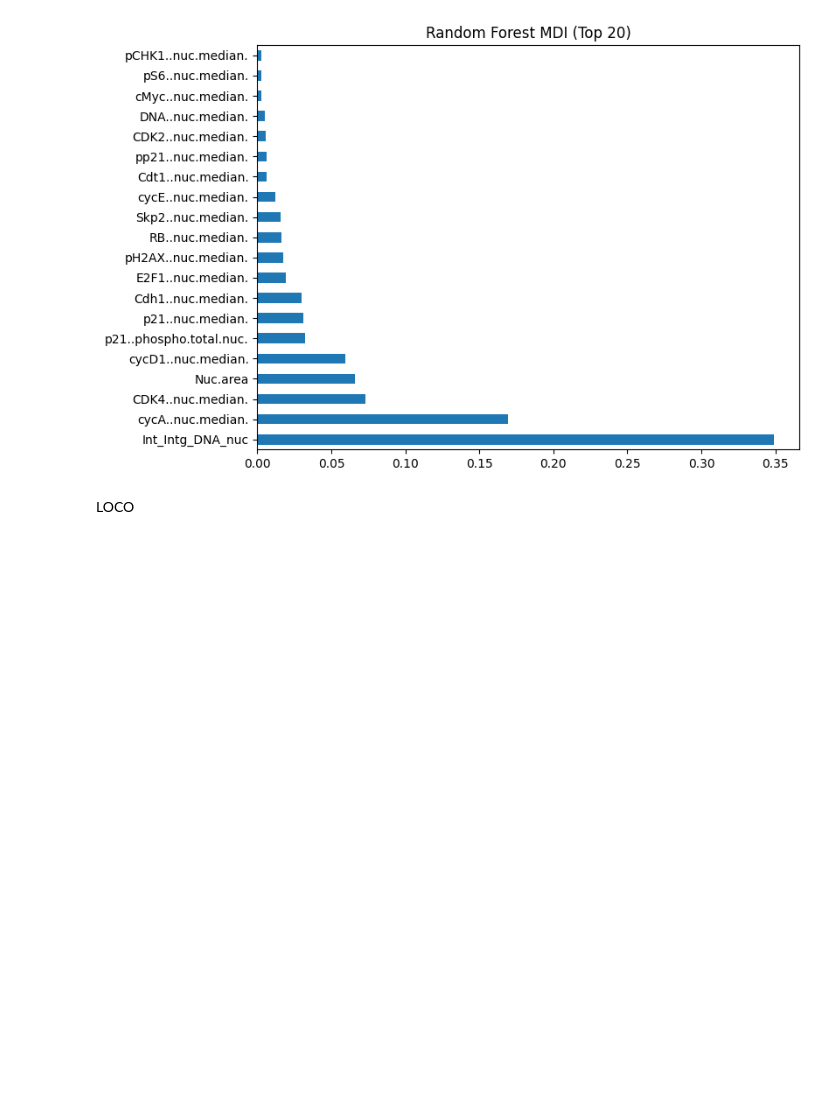
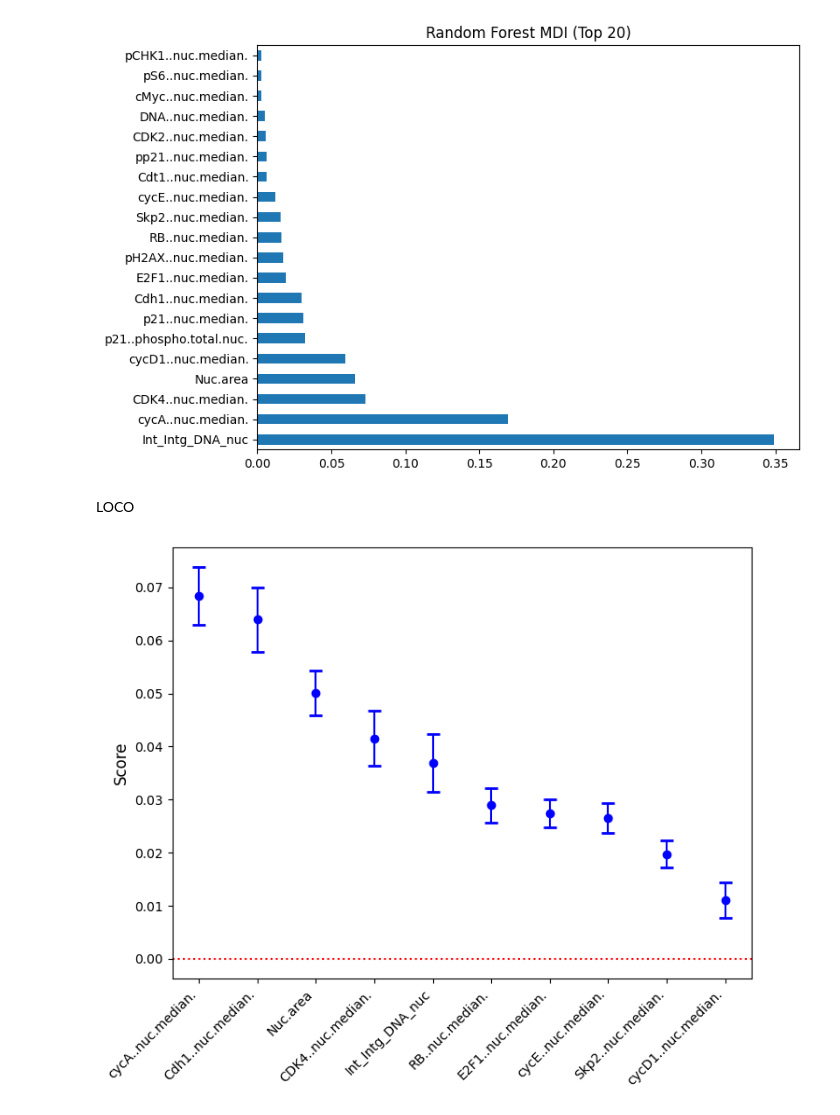
Before and after one commit to mariahgloehr/IICD, a Jupyter notebook: LOCO/RF/LOCO_rf_regression.ipynb, the cells around one changed output. Drawn from its saved outputs; the diff is of its cells as text; code cells hidden in the pictures; blank space fills up the shorter version.

Commit message:
loco top features decision tree

```diff
--- a/LOCO/RF/LOCO_rf_regression.ipynb
+++ b/LOCO/RF/LOCO_rf_regression.ipynb
@@ -70,14 +72,41 @@ def RFreg(X,Y,X1):
                                bootstrap=False,
                                n_jobs = -1).fit(X,Y)
     return rf.predict(X1)
+# %%
+# decision tree fit func
+def DecisionTreeReg(X,Y,X1):
+    tree = DecisionTreeRegressor(max_depth = 20,
+                                 max_features=150,
+                                 random_state=949
+                                 ).fit(X,Y)
+    return tree.predict(X1)
 # %%
 J1 = 0
 J2 = 1
-m_ratio = 0.2
-n_ratio = 0.2
+m_ratio = 0.5
+n_ratio = 0.5
 B = 5000
-fit_func = RFreg
+fit_func = DecisionTreeReg
 # %%
 x=LOCOMPReg(X_train,y_train,n_ratio,m_ratio,B,fit_func, selected_features=[],alpha=0.1,bonf=False)
 x.run_loco()
 #x.loco_ci
+# %%
+ci_df = pd.DataFrame(x.loco_ci)
+ci_df = ci_df.rename(columns={2: 'lower_bound', 3: 'upper_bound', 4: 'score'})
+ci_df['feature_name'] = feature_names
+fig_df = ci_df.nlargest(10, "score")
+# %%
+# Plot
+plt.figure(figsize=(8, 6))
+plt.errorbar(
+    fig_df["feature_name"], fig_df["score"],
+    yerr=[fig_df["score"] - fig_df["lower_bound"], fig_df["upper_bound"] - fig_df["score"]],
+    fmt="o", capsize=5, capthick=2, markersize=6, color="b"
+)
+plt.axhline(y=0, color='r', linestyle='dotted')
+plt.ylabel("Score", fontsize=12)
+plt.xticks(rotation=45, fontsize=10, ha = 'right')
+plt.show()
+# %% [output]
+[figure, added]
```
Also changed, not shown: parts of 3 cells of this notebook, 1 other file.
